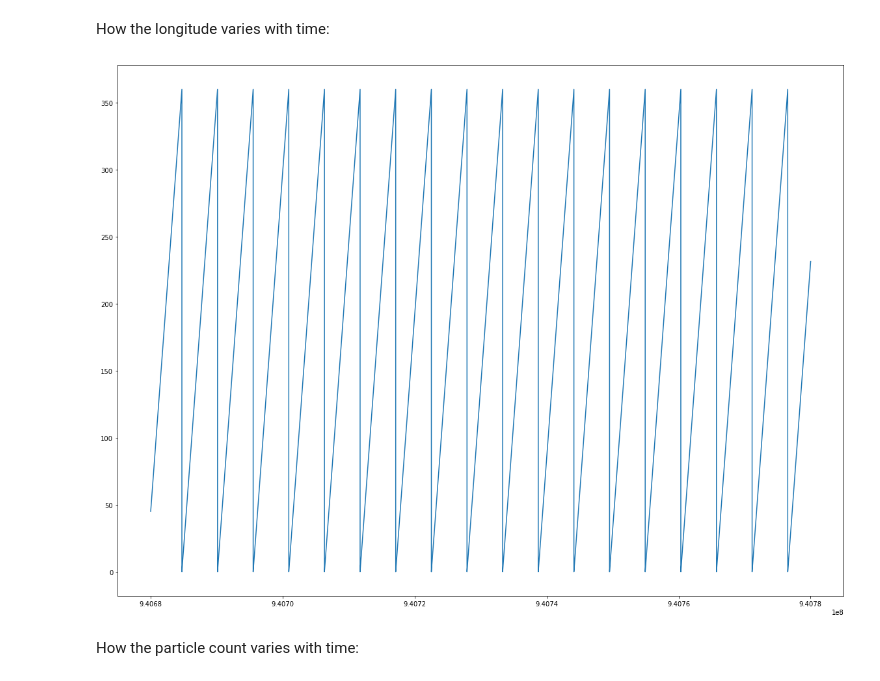
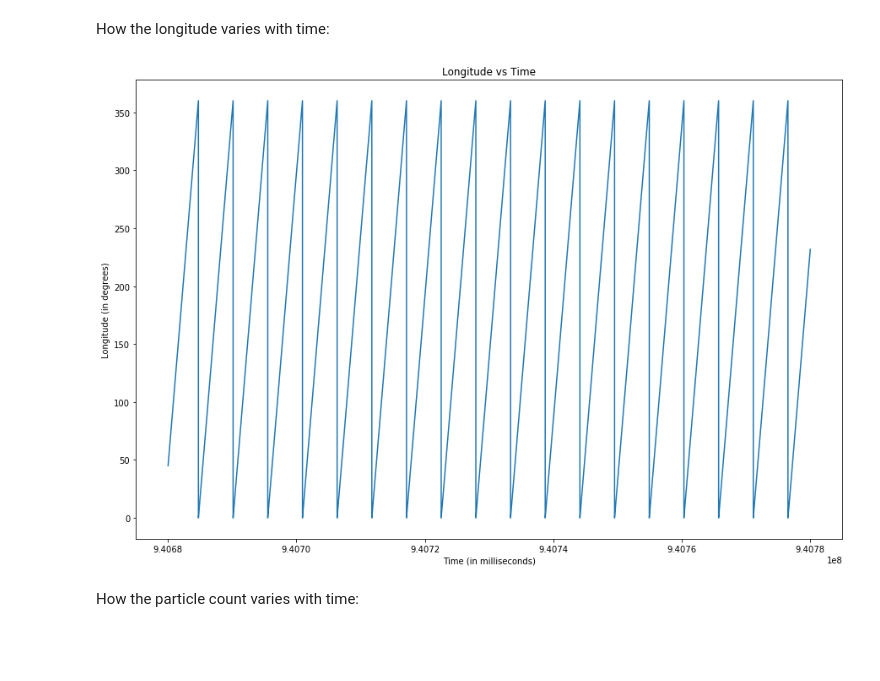
Before and after one commit to nroth12uw/Lab1_PHYS434, a Jupyter notebook: Lab4.ipynb, the cells around one changed output. Cells and saved outputs as stored; diff of their text form; code cells hidden in the pictures; blank space fills up the shorter version.

```diff
--- a/Lab4.ipynb
+++ b/Lab4.ipynb
@@ -9,7 +14,7 @@ from scipy import stats
 import h5py
 
 #this sets the size of the plot to something useful
-plt.rcParams["figure.figsize"] = (20,15)
+plt.rcParams["figure.figsize"] = (15,10)
 # %%
 hf = h5py.File('gammaray_lab4.h5', 'r')
 # %%
@@ -40,10 +50,13 @@ How the longitude varies with time:
 # %%
 x = data[0, 0:1000000]
 y = data[2, 0:1000000]
 plt.plot(x, y)
+plt.title('Longitude vs Time')
+plt.ylabel('Longitude (in degrees)')
+plt.xlabel('Time (in milliseconds)')
 plt.show()
 # %% [output]
-[figure, old version]
+[figure, new version]
 # %% [markdown]
 How the particle count varies with time:
 # %%
```
Also changed, not shown: parts of 34 cells of this notebook.
